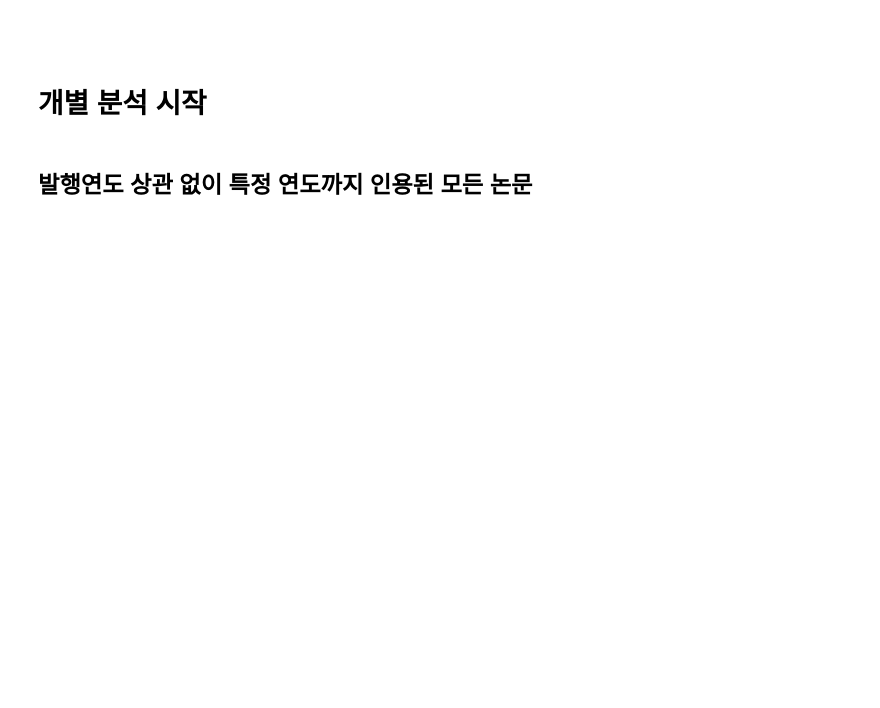
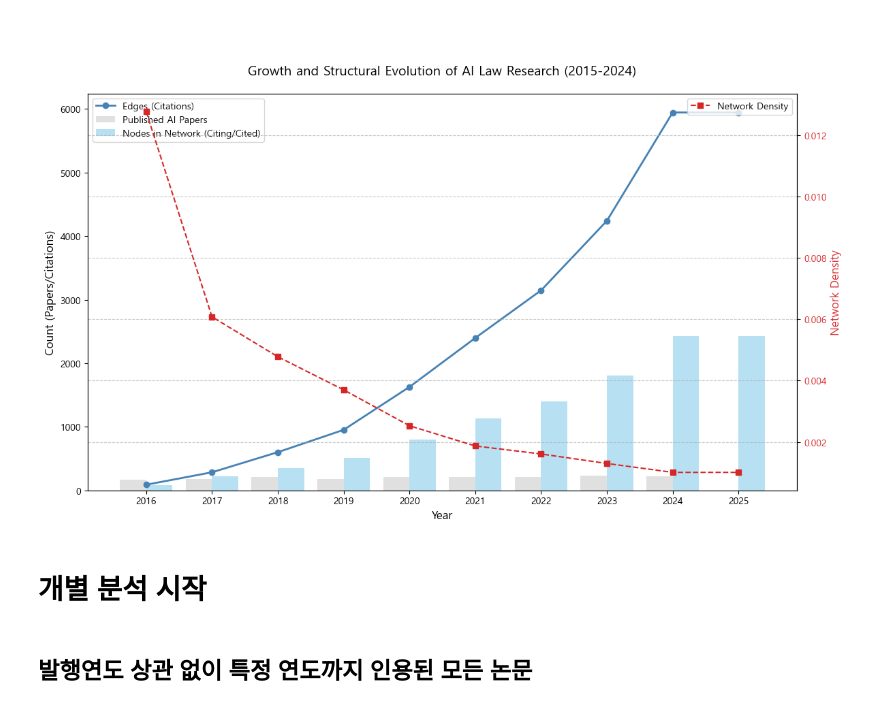
Before and after one commit to Exom9434/kci_network, a Jupyter notebook: 02.AI_network_analysis.ipynb, the cells around one changed output. Saved outputs shown, nothing was run; the diff lists cells and outputs as text; code cells hidden in the pictures; blank space fills up the shorter version.

```diff
--- a/02.AI_network_analysis.ipynb
+++ b/02.AI_network_analysis.ipynb
@@ -1611,5 +838,45 @@ plt.show()
 # %% [markdown]
 ###
+# %%
+import matplotlib.pyplot as plt
+import pandas as pd
+
+# 1. 분석 결과 데이터 로드
+df = pd.read_csv('연도별_누적분석_결과.csv')
+
+# 2. 시각화 (이중 축 활용)
+fig, ax1 = plt.subplots(figsize=(12, 7))
+
+# 축 1: 발행논문수 및 네트워크 노드수 (Bar)
+# 두 데이터를 나란히 보여주기 위해 바 차트를 겹치거나 나열할 수 있습니다.
+ax1.bar(df['연도'] - 0.2, df['발행논문수'], width=0.4, color='lightgray', alpha=0.7, label='Published AI Papers')
+ax1.bar(df['연도'] + 0.2, df['네트워크_노드수'], width=0.4, color='skyblue', alpha=0.6, label='Nodes in Network (Citing/Cited)')
+
+# 축 1: 엣지수 (Line) - 인용 관계의 총량
+ax1.plot(df['연도'], df['엣지수'], color='steelblue', marker='o', linewidth=2, label='Edges (Citations)')
+
+ax1.set_xlabel('Year', fontsize=12)
+ax1.set_ylabel('Count (Papers/Citations)', fontsize=12)
+ax1.set_xticks(df['연도'])
+ax1.legend(loc='upper left')
+
+# 축 2: 밀도 (Secondary Y-axis)
+ax2 = ax1.twinx()
+ax2.plot(df['연도'], df['밀도'], color='tab:red', marker='s', linestyle='--', label='Network Density')
+ax2.set_ylabel('Network Density', color='tab:red', fontsize=12)
+ax2.tick_params(axis='y', labelcolor='tab:red')
+ax2.legend(loc='upper right')
+
+# 그래프 제목 및 설정
+plt.title('Growth and Structural Evolution of AI Law Research (2015-2024)', fontsize=14, pad=20)
+plt.grid(axis='y', linestyle='--', alpha=0.7)
+
+# 레이아웃 조정 및 저장
+plt.tight_layout()
+plt.savefig('AI_law_discrete_trends_updated.png', dpi=300)
+plt.show()
+# %% [output]
+[figure, added]
 # %% [markdown]
 # 개별 분석 시작
 # %% [markdown]
```
Also changed, not shown: parts of 36 cells of this notebook, 7 other files.
